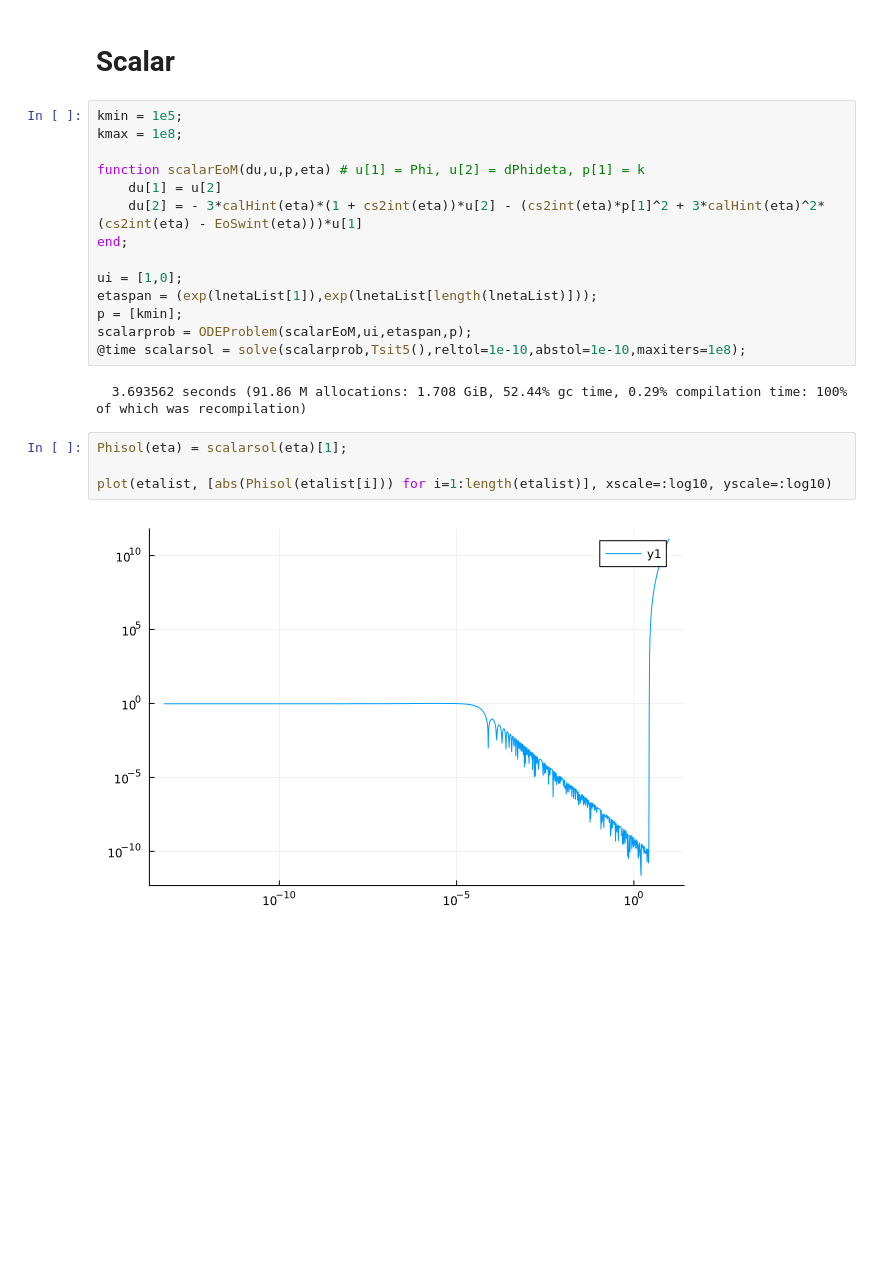
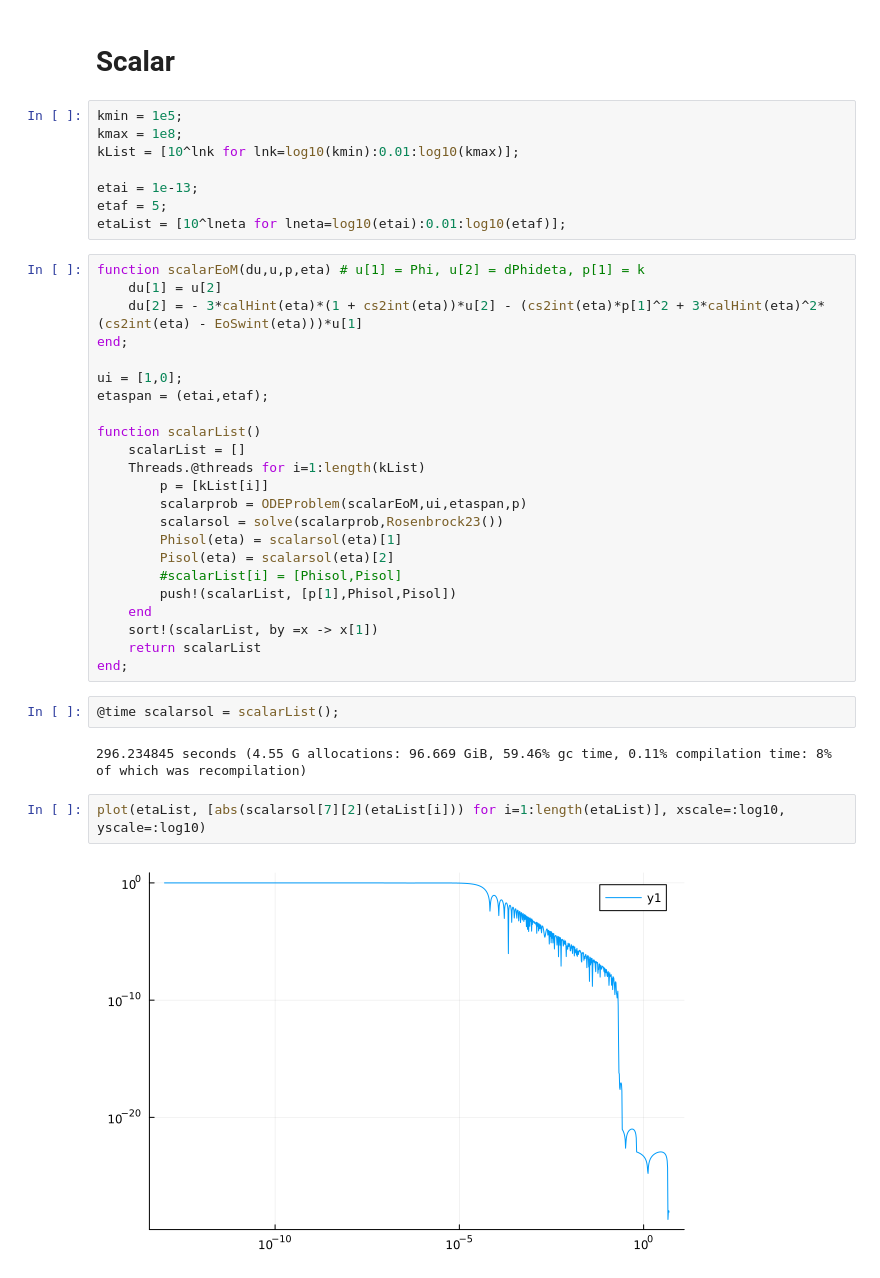
Before and after one commit to NekomammaT/SIGW_QCD, a Jupyter notebook: SIGW_QCD.ipynb, the cells around one changed output. Saved outputs shown, nothing was run; the diff lists cells and outputs as text; blank space fills up the shorter version.

Commit message:
scalar calc. done

```diff
--- a/SIGW_QCD.ipynb
+++ b/SIGW_QCD.ipynb
@@ -246,25 +246,42 @@ plot!(cs2int, etalist, label="cs2")
 [figure]
 # %% [markdown]
 # Scalar
+# %%
+kmin = 1e5;
+kmax = 1e8;
+kList = [10^lnk for lnk=log10(kmin):0.01:log10(kmax)];
+
+etai = 1e-13;
+etaf = 5;
+etaList = [10^lneta for lneta=log10(etai):0.01:log10(etaf)];
 # %%
-kmin = 1e5;
-kmax = 1e8;
-
 function scalarEoM(du,u,p,eta) # u[1] = Phi, u[2] = dPhideta, p[1] = k
     du[1] = u[2]
     du[2] = - 3*calHint(eta)*(1 + cs2int(eta))*u[2] - (cs2int(eta)*p[1]^2 + 3*calHint(eta)^2*(cs2int(eta) - EoSwint(eta)))*u[1]
 end;
 
 ui = [1,0];
-etaspan = (exp(lnetaList[1]),exp(lnetaList[length(lnetaList)]));
-p = [kmin];
-scalarprob = ODEProblem(scalarEoM,ui,etaspan,p);
-@time scalarsol = solve(scalarprob,Tsit5(),reltol=1e-10,abstol=1e-10,maxiters=1e8);
+etaspan = (etai,etaf);
+
+function scalarList()
+    scalarList = []
+    Threads.@threads for i=1:length(kList)
+        p = [kList[i]]
+        scalarprob = ODEProblem(scalarEoM,ui,etaspan,p)
+        scalarsol = solve(scalarprob,Rosenbrock23())
+        Phisol(eta) = scalarsol(eta)[1]
+        Pisol(eta) = scalarsol(eta)[2]
+        #scalarList[i] = [Phisol,Pisol]
+        push!(scalarList, [p[1],Phisol,Pisol])
+    end
+    sort!(scalarList, by =x -> x[1])
+    return scalarList
+end;
-# %% [output]
-  3.693562 seconds (91.86 M allocations: 1.708 GiB, 52.44% gc time, 0.29% compilation time: 100% of which was recompilation)
-# %%
-Phisol(eta) = scalarsol(eta)[1];
-
-plot(etalist, [abs(Phisol(etalist[i])) for i=1:length(etalist)], xscale=:log10, yscale=:log10)
-# %% [output]
-[figure, removed]
+# %%
+@time scalarsol = scalarList();
+# %% [output]
+296.234845 seconds (4.55 G allocations: 96.669 GiB, 59.46% gc time, 0.11% compilation time: 8% of which was recompilation)
+# %%
+plot(etaList, [abs(scalarsol[7][2](etaList[i])) for i=1:length(etaList)], xscale=:log10, yscale=:log10)
+# %% [output]
+[figure, added]
```
Also changed, not shown: parts of 5 cells of this notebook, 2 other files.
